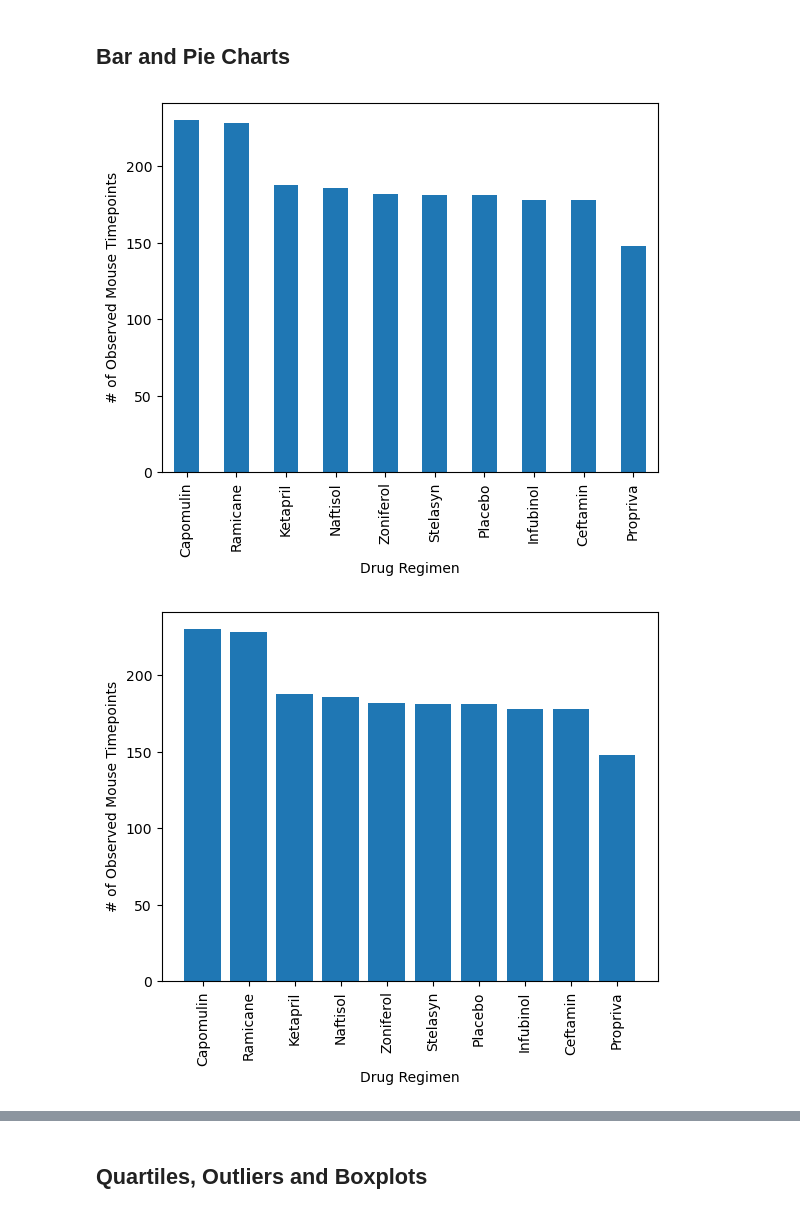
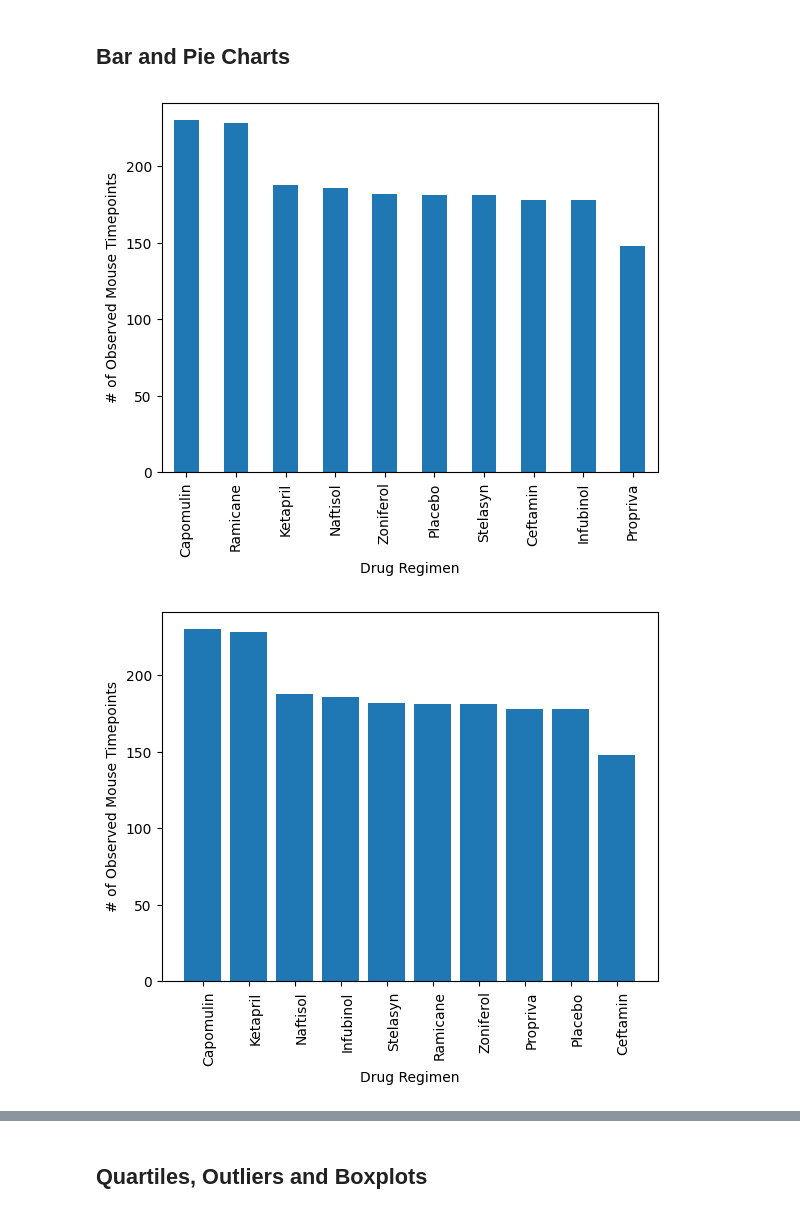
Before and after one commit to mdg1317/matplotlib-challenge, a Jupyter notebook: pymaceuticals_starter.ipynb, the cells around one changed output, grey strips where cells are left out. Drawn from its saved outputs; the diff is of its cells as text; code cells hidden in the pictures.

Commit message:
Finished "Bar and Pie Charts"

```diff
--- a/pymaceuticals_starter.ipynb
+++ b/pymaceuticals_starter.ipynb
@@ -123,11 +117,20 @@ print(len(pd.unique(clean_df["Mouse ID"])))
 ## Bar and Pie Charts
 # %%
 # Generate a bar plot showing the total number of rows (Mouse ID/Timepoints) for each drug regimen using Pandas.
+grouped_drug_data = clean_df.groupby(["Drug Regimen"])["Timepoint"].count().sort_values(ascending=False)
+grouped_drug_data.plot(kind="bar", xlabel="Drug Regimen", ylabel="# of Observed Mouse Timepoints");
 # %% [output]
-[figure, old version]
+[figure, new version]
 # %%
 # Generate a bar plot showing the total number of rows (Mouse ID/Timepoints) for each drug regimen using pyplot.
+x_axis = [x for x in range(len(pd.unique(clean_df["Drug Regimen"])))]
+
+plt.bar(x_axis, list(grouped_drug_data))
+plt.xticks(x_axis, pd.unique(clean_df["Drug Regimen"]), rotation=90, rotation_mode="anchor", ha="right", wrap=True);
+plt.xlabel("Drug Regimen");
+plt.ylabel("# of Observed Mouse Timepoints");
+plt.show()
 # %% [output]
-[figure, old version]
+[figure, new version]
 # %%
 # Generate a pie plot showing the distribution of female versus male mice using Pandas
```
Also changed, not shown: parts of 4 cells of this notebook.
